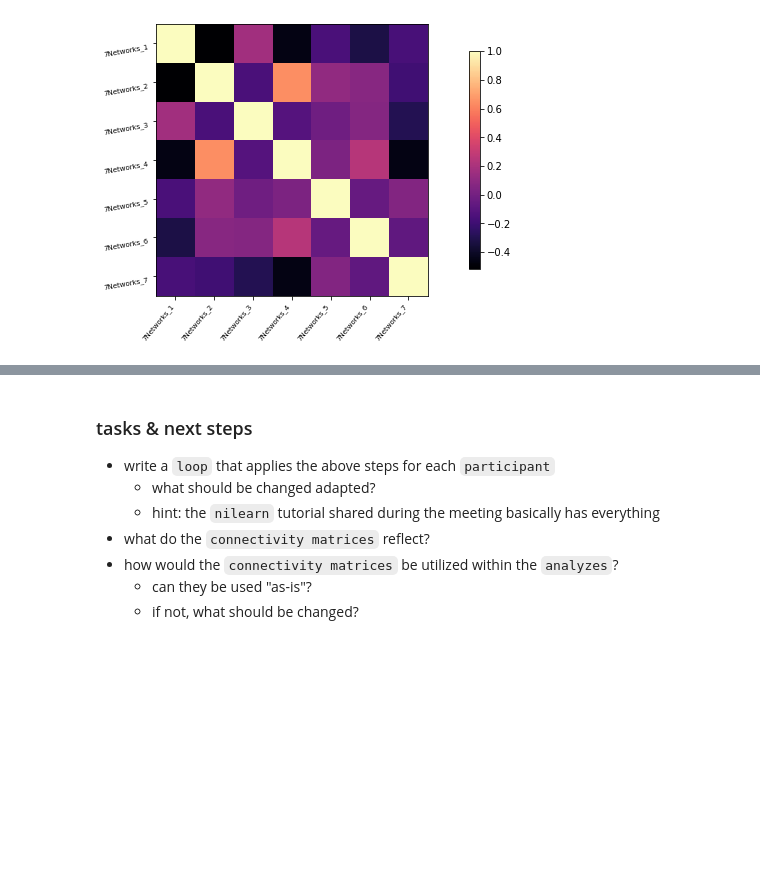
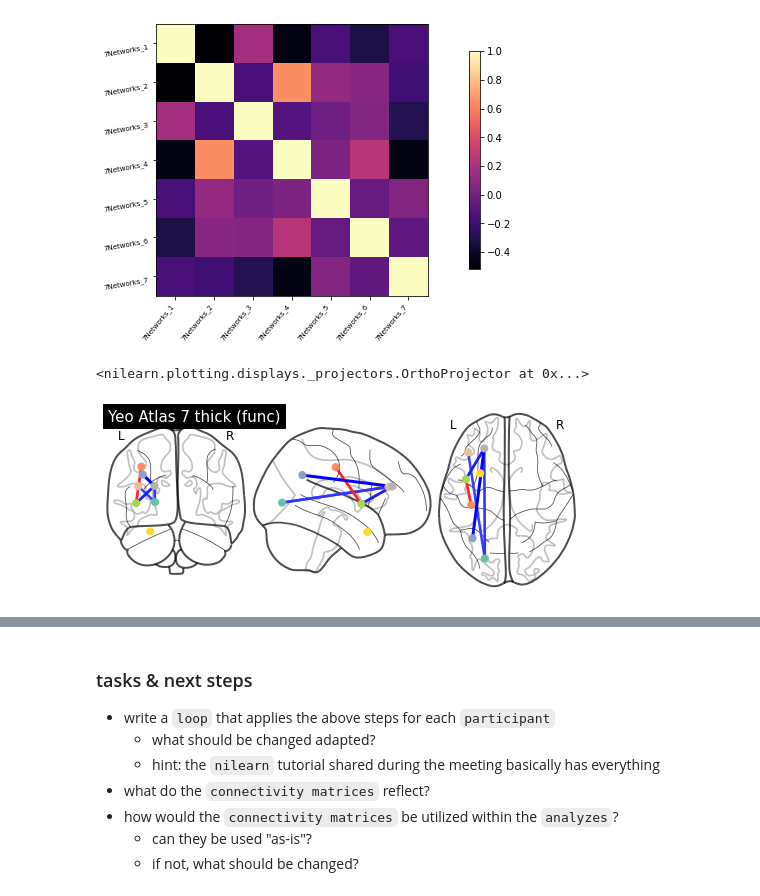
Before and after one commit to nwiltberg/project_msc05, a Jupyter notebook: code/Data_Analysis.ipynb, the cells around one changed output, grey strips where cells are left out. Saved outputs shown, nothing was run; the diff lists cells and outputs as text; code cells hidden in the pictures; blank space fills up the shorter version.

Commit message:
wrote a loop to compute connectivity measures for all participants

```diff
--- a/code/Data_Analysis.ipynb
+++ b/code/Data_Analysis.ipynb
@@ -113,3 +113,27 @@ plot_matrix(correlation_matrices, cmap='magma', labels=labels)
 # %% [output]
 <matplotlib.image.AxesImage at 0x...>
 [figure]
+# %%
+# extract time series from all subjects and concatenate them
+time_series = []
+for func, confounds in zip(data.func, data.confounds):
+    time_series.append(masker.fit_transform(func, confounds=confounds))
+# %%
+# calculate correlation matrices across subjects and display
+correlation_matrices = connectome_measure.fit_transform(time_series)
+# %%
+# grab center coordinates for atlas labels
+from nilearn import plotting
+coordinates = plotting.find_parcellation_cut_coords(labels_img=atlas_file)
+# %%
+# Mean correlation matrix across 10 subjects can be grabbed like this,
+# using connectome measure object
+mean_correlation_matrix = connectome_measure.mean_
+# %%
+# plot connectome with 80% edge strength in the connectivity
+plotting.plot_connectome(mean_correlation_matrix, coordinates,
+                         edge_threshold="80%",
+                         title='Yeo Atlas 7 thick (func)')
+# %% [output]
+<nilearn.plotting.displays._projectors.OrthoProjector at 0x...>
+[figure, added]
```
Also changed, not shown: parts of 1 cell of this notebook.
